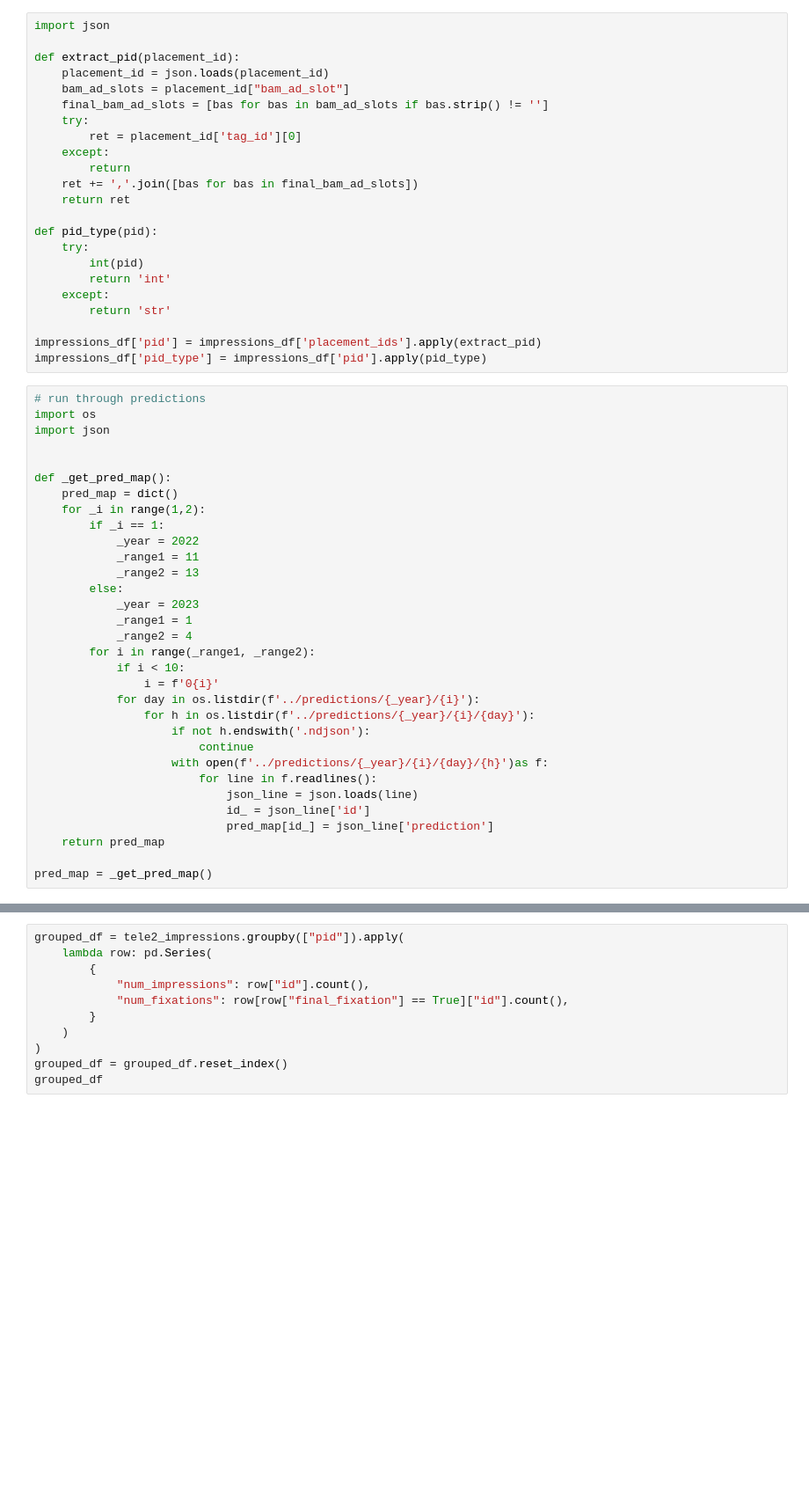
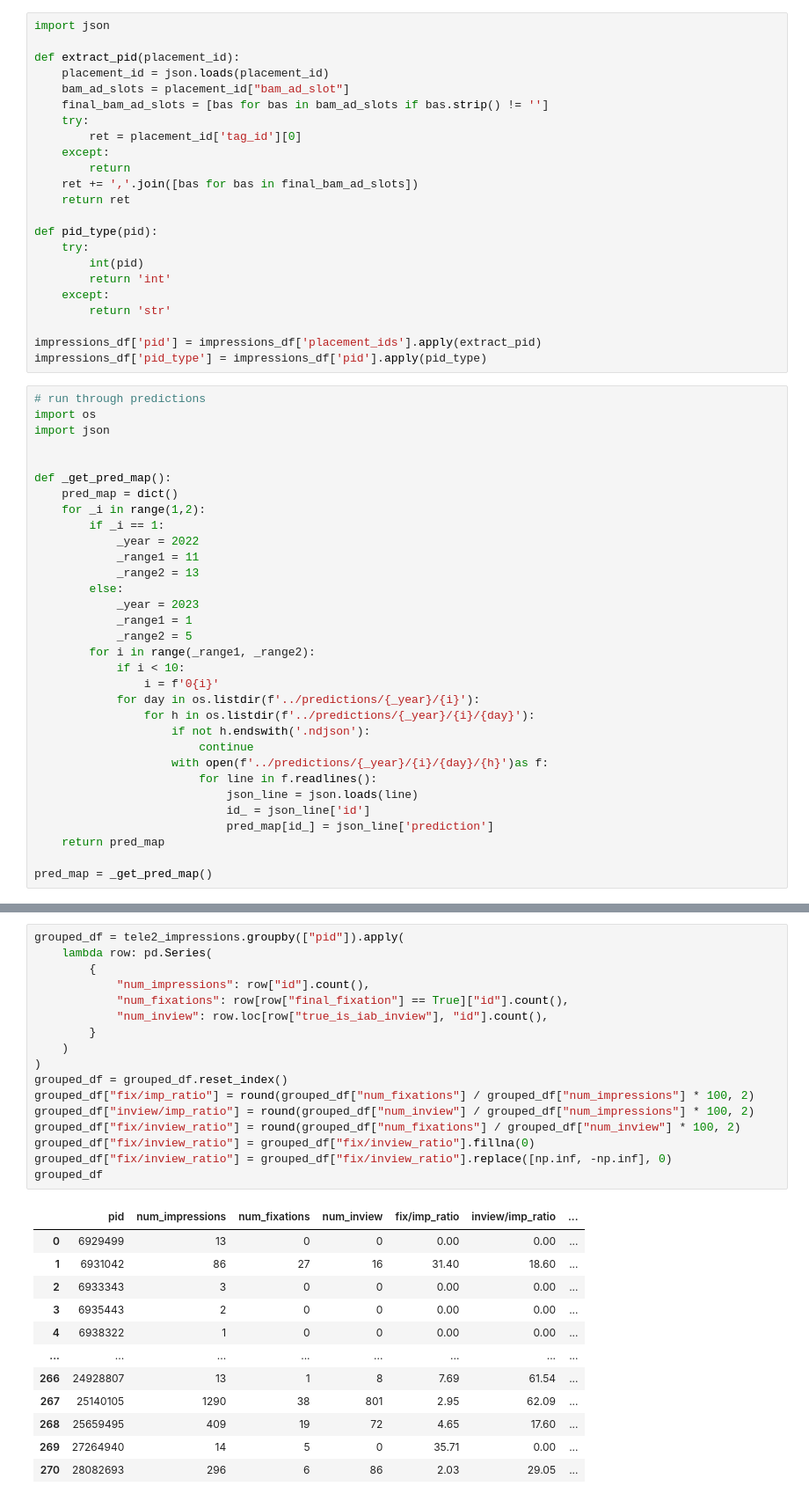
Before and after one commit to marko-pejic/campaign-tracking-scripts, a Jupyter notebook: reports/groupm_tele2_campaign.ipynb, the cells around one changed output, grey strips where cells are left out. Shown at 88% size. Cells and saved outputs as stored; diff of their text form; blank space fills up the shorter version.

```diff
--- a/reports/groupm_tele2_campaign.ipynb
+++ b/reports/groupm_tele2_campaign.ipynb
@@ -46,7 +60,7 @@ def _get_pred_map():
         else:
             _year = 2023
             _range1 = 1
-            _range2 = 4
+            _range2 = 5
         for i in range(_range1, _range2):
             if i < 10:
                 i = f'0{i}'
@@ -82,11 +145,30 @@ tele2_impressions['final_fixation'] = tele2_impressions.apply(lambda row: _get_f
 # %%
 grouped_df = tele2_impressions.groupby(["pid"]).apply(
     lambda row: pd.Series(
         {
             "num_impressions": row["id"].count(),
             "num_fixations": row[row["final_fixation"] == True]["id"].count(),
+            "num_inview": row.loc[row["true_is_iab_inview"], "id"].count(),
         }
     )
 )
 grouped_df = grouped_df.reset_index()
+grouped_df["fix/imp_ratio"] = round(grouped_df["num_fixations"] / grouped_df["num_impressions"] * 100, 2)
+grouped_df["inview/imp_ratio"] = round(grouped_df["num_inview"] / grouped_df["num_impressions"] * 100, 2)
+grouped_df["fix/inview_ratio"] = round(grouped_df["num_fixations"] / grouped_df["num_inview"] * 100, 2)
+grouped_df["fix/inview_ratio"] = grouped_df["fix/inview_ratio"].fillna(0)
+grouped_df["fix/inview_ratio"] = grouped_df["fix/inview_ratio"].replace([np.inf, -np.inf], 0)
 grouped_df
+# %% [output]
+|  | pid | num_impressions | num_fixations | num_inview | fix/imp_ratio | inview/imp_ratio | ... |
+| 0 | 6929499 | 13 | 0 | 0 | 0.00 | 0.00 | ... |
+| 1 | 6931042 | 86 | 27 | 16 | 31.40 | 18.60 | ... |
+| 2 | 6933343 | 3 | 0 | 0 | 0.00 | 0.00 | ... |
+| 3 | 6935443 | 2 | 0 | 0 | 0.00 | 0.00 | ... |
+| 4 | 6938322 | 1 | 0 | 0 | 0.00 | 0.00 | ... |
+| ... | ... | ... | ... | ... | ... | ... | ... |
+| 266 | 24928807 | 13 | 1 | 8 | 7.69 | 61.54 | ... |
+| 267 | 25140105 | 1290 | 38 | 801 | 2.95 | 62.09 | ... |
+| 268 | 25659495 | 409 | 19 | 72 | 4.65 | 17.60 | ... |
+| 269 | 27264940 | 14 | 5 | 0 | 35.71 | 0.00 | ... |
+| 270 | 28082693 | 296 | 6 | 86 | 2.03 | 29.05 | ... |
```
Also changed, not shown: parts of 14 cells of this notebook, 16 other files.
